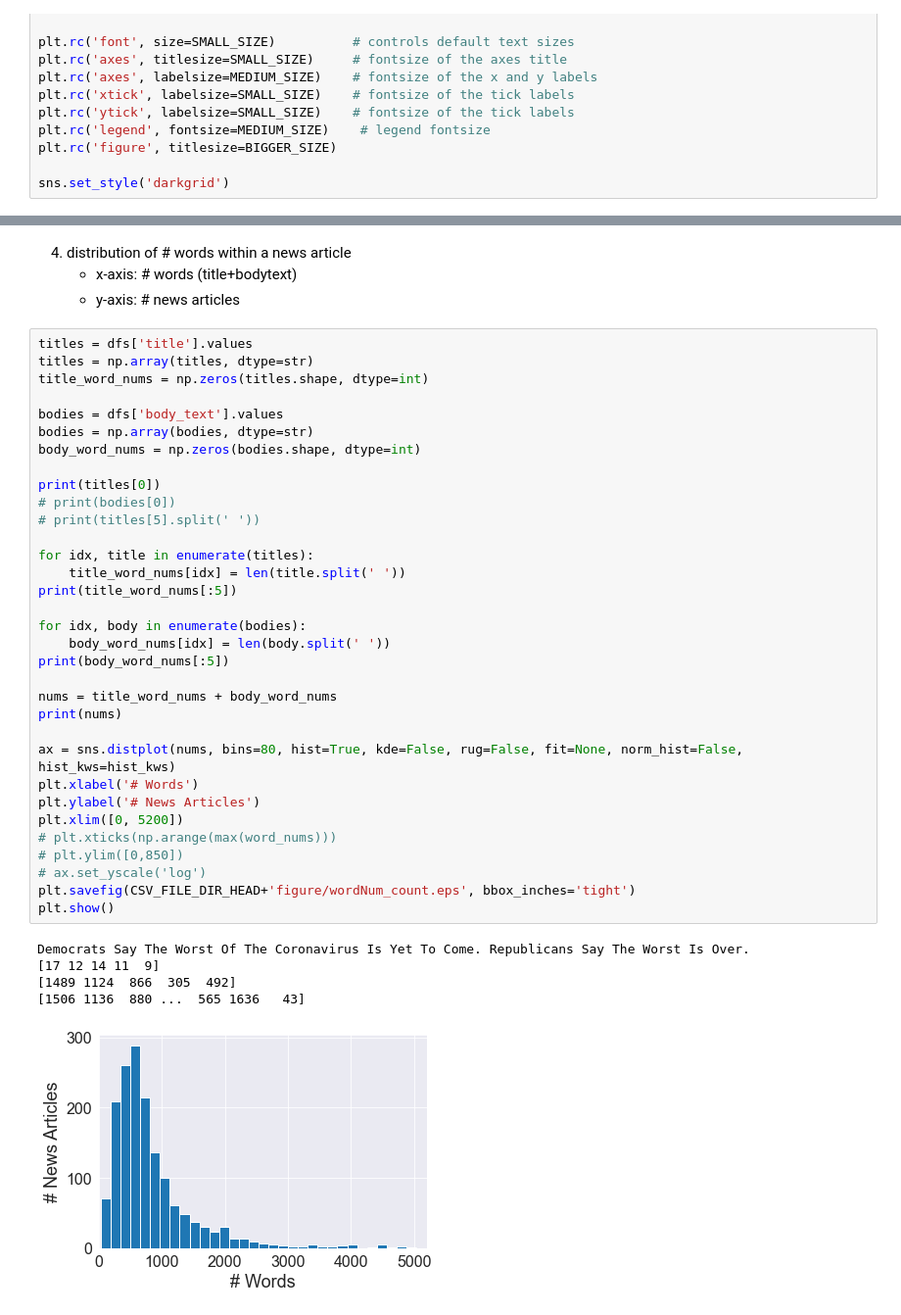
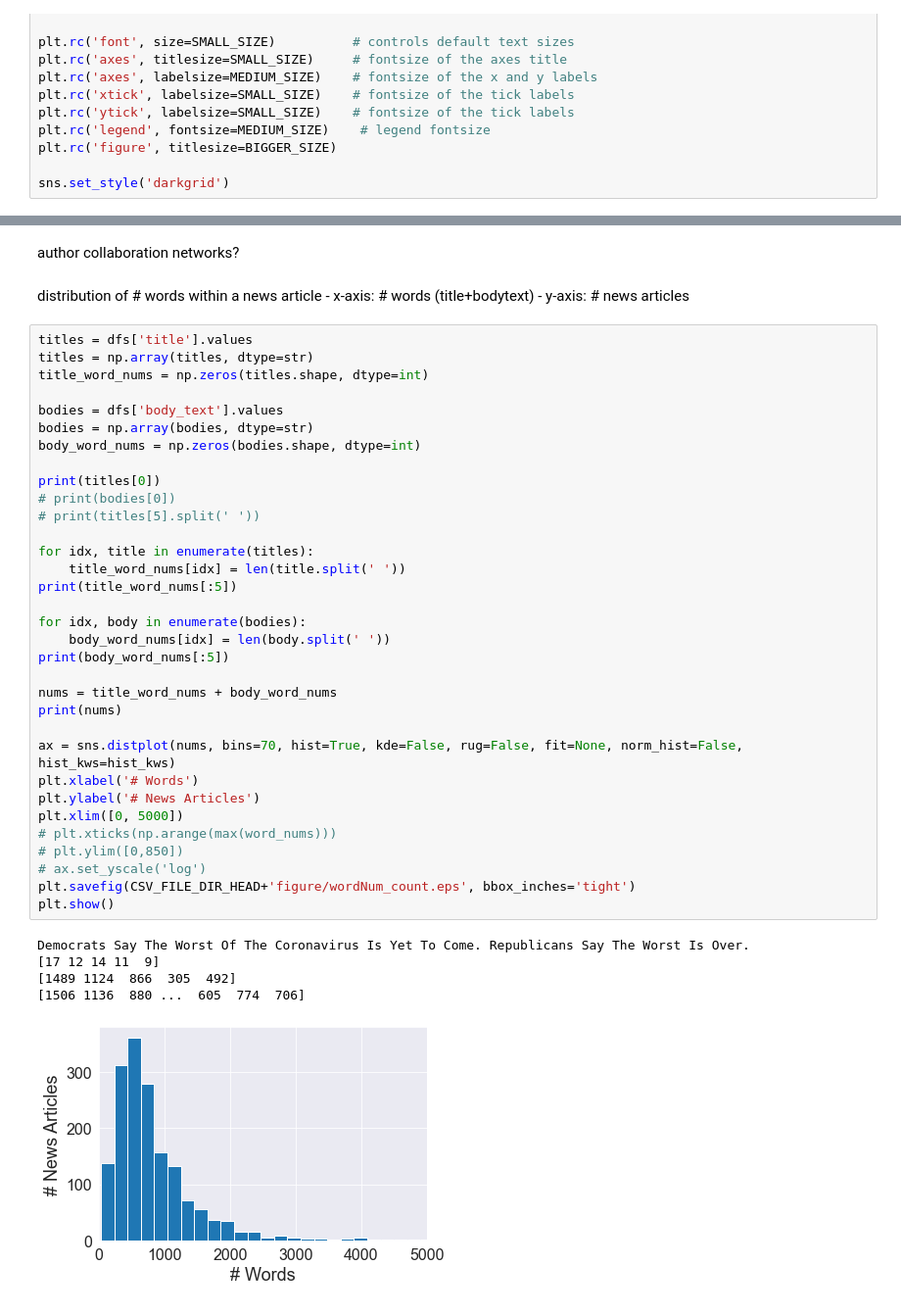
Before and after one commit to apurvamulay/ReCOVery, a Jupyter notebook: code/DataDistribution.ipynb, the cells around one changed output, grey strips where cells are left out. Shown: that part at 98% size. Drawn from its saved outputs; the diff is of its cells as text.

```diff
--- a/code/DataDistribution.ipynb
+++ b/code/DataDistribution.ipynb
@@ -215,5 +256,7 @@ plt.show()
+# %% [markdown]
+author collaboration networks?
 # %% [markdown]
-4. distribution of # words within a news article
+distribution of # words within a news article
     - x-axis: # words (title+bodytext)
     - y-axis: # news articles
 # %%
@@ -224,35 +267,35 @@ title_word_nums = np.zeros(titles.shape, dtype=int)
 bodies = dfs['body_text'].values
 bodies = np.array(bodies, dtype=str)
 body_word_nums = np.zeros(bodies.shape, dtype=int)
 
 print(titles[0])
 # print(bodies[0])
 # print(titles[5].split(' '))
 
 for idx, title in enumerate(titles):
     title_word_nums[idx] = len(title.split(' '))
 print(title_word_nums[:5])
 
 for idx, body in enumerate(bodies):
     body_word_nums[idx] = len(body.split(' '))
 print(body_word_nums[:5])
 
 nums = title_word_nums + body_word_nums
 print(nums)
 
-ax = sns.distplot(nums, bins=80, hist=True, kde=False, rug=False, fit=None, norm_hist=False, hist_kws=hist_kws)
+ax = sns.distplot(nums, bins=70, hist=True, kde=False, rug=False, fit=None, norm_hist=False, hist_kws=hist_kws)
 plt.xlabel('# Words')
 plt.ylabel('# News Articles')
-plt.xlim([0, 5200])
+plt.xlim([0, 5000])
 # plt.xticks(np.arange(max(word_nums)))
 # plt.ylim([0,850])
 # ax.set_yscale('log')
 plt.savefig(CSV_FILE_DIR_HEAD+'figure/wordNum_count.eps', bbox_inches='tight')
 plt.show()
 # %% [output]
 Democrats Say The Worst Of The Coronavirus Is Yet To Come. Republicans Say The Worst Is Over.
 [17 12 14 11  9]
 [1489 1124  866  305  492]
-[1506 1136  880 ...  565 1636   43]
+[1506 1136  880 ...  605  774  706]
-[figure, old version]
+[figure, new version]
 # %% [markdown]
```
Also changed, not shown: parts of 18 cells of this notebook, 10 other files.
